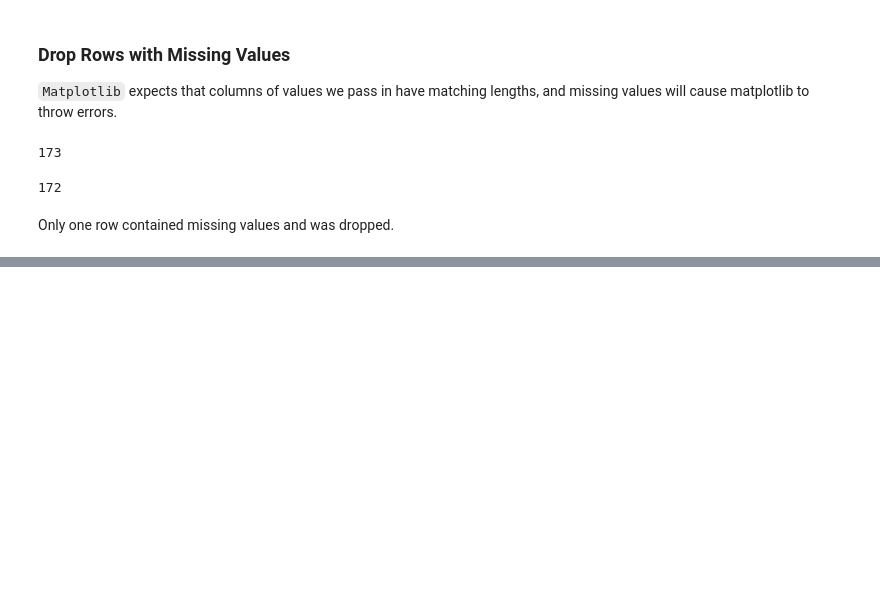
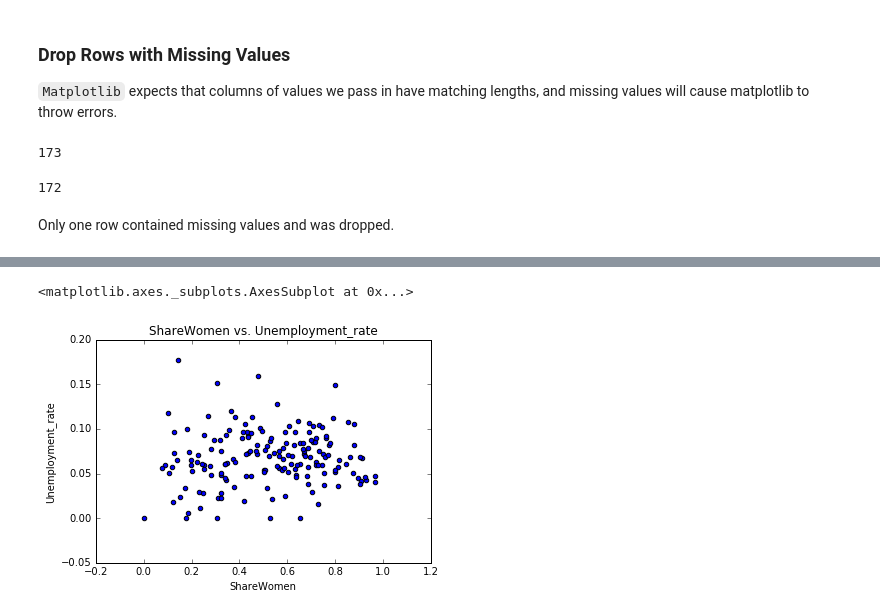
Before and after one commit to SuHamza/Pandas-Viz, a Jupyter notebook: Basics.ipynb, the cells around one changed output, grey strips where cells are left out. Saved outputs shown, nothing was run; the diff lists cells and outputs as text; code cells hidden in the pictures; blank space fills up the shorter version.

```diff
--- a/Basics.ipynb
+++ b/Basics.ipynb
@@ -115,0 +136,6 @@ Only one row contained missing values and was dropped.
+# %%
+# ShareWomen vs. Unemployment_rate
+recent_grads.plot(x='ShareWomen', y='Unemployment_rate', kind='scatter', title='ShareWomen vs. Unemployment_rate')
+# %% [output]
+<matplotlib.axes._subplots.AxesSubplot at 0x...>
+[figure, added]
```
Also changed, not shown: parts of 7 cells of this notebook.
